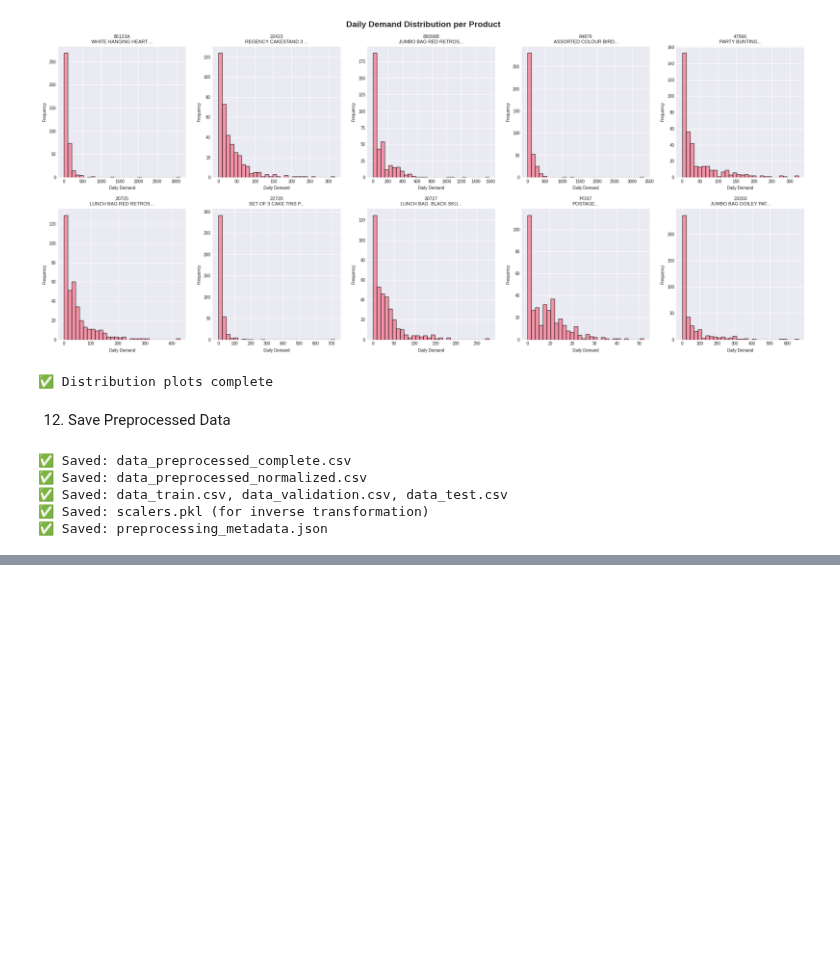
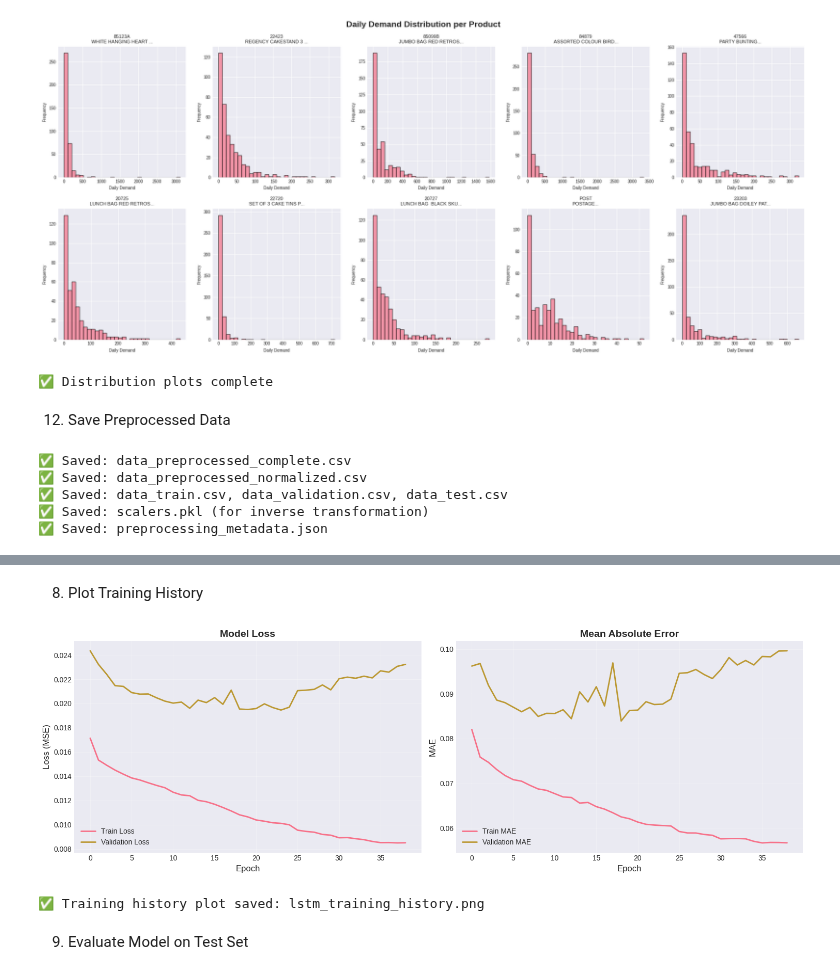
Before and after one commit to wantedwx/ICT304_Grp-1_SmartStock-AI, a Jupyter notebook: ICT304_Grp_1_SmartStock_AI.ipynb, the cells around one changed output, grey strips where cells are left out. Cells and saved outputs as stored; diff of their text form; code cells hidden in the pictures; blank space fills up the shorter version.

```diff
--- a/ICT304_Grp_1_SmartStock_AI.ipynb
+++ b/ICT304_Grp_1_SmartStock_AI.ipynb
@@ -1133,0 +1559,18 @@ print("✅ Saved: preprocessing_metadata.json")
+# %%
+# Train model
+history = model.fit(
+    X_train, y_train,
+    validation_data=(X_val, y_val),
+    epochs=EPOCHS,
+    batch_size=BATCH_SIZE,
+    callbacks=callbacks,
+    verbose=1
+)
+
+print("\n" + "="*80)
+print("TRAINING COMPLETE!")
+print("="*80)
+print(f"Total epochs trained: {len(history.history['loss'])}")
+print(f"Final training loss: {history.history['loss'][-1]:.6f}")
+print(f"Final validation loss: {history.history['val_loss'][-1]:.6f}")
+print(f"Best validation loss: {min(history.history['val_loss']):.6f}")
@@ -1133,0 +1608,34 @@ print("✅ Saved: preprocessing_metadata.json")
+# %% [markdown]
+8. Plot Training History
+# %%
+# Plot training history
+fig, (ax1, ax2) = plt.subplots(1, 2, figsize=(15, 5))
+
+# Loss
+ax1.plot(history.history['loss'], label='Train Loss', linewidth=2)
+ax1.plot(history.history['val_loss'], label='Validation Loss', linewidth=2)
+ax1.set_xlabel('Epoch', fontsize=12)
+ax1.set_ylabel('Loss (MSE)', fontsize=12)
+ax1.set_title('Model Loss', fontsize=14, fontweight='bold')
+ax1.legend(fontsize=10)
+ax1.grid(True, alpha=0.3)
+
+# MAE
+ax2.plot(history.history['mae'], label='Train MAE', linewidth=2)
+ax2.plot(history.history['val_mae'], label='Validation MAE', linewidth=2)
+ax2.set_xlabel('Epoch', fontsize=12)
+ax2.set_ylabel('MAE', fontsize=12)
+ax2.set_title('Mean Absolute Error', fontsize=14, fontweight='bold')
+ax2.legend(fontsize=10)
+ax2.grid(True, alpha=0.3)
+
+plt.tight_layout()
+plt.savefig('lstm_training_history.png', dpi=300, bbox_inches='tight')
+plt.show()
+
+print("✅ Training history plot saved: lstm_training_history.png")
+# %% [output]
+[figure, added]
+✅ Training history plot saved: lstm_training_history.png
+# %% [markdown]
+9. Evaluate Model on Test Set
```
Also changed, not shown: parts of 32 cells of this notebook.
